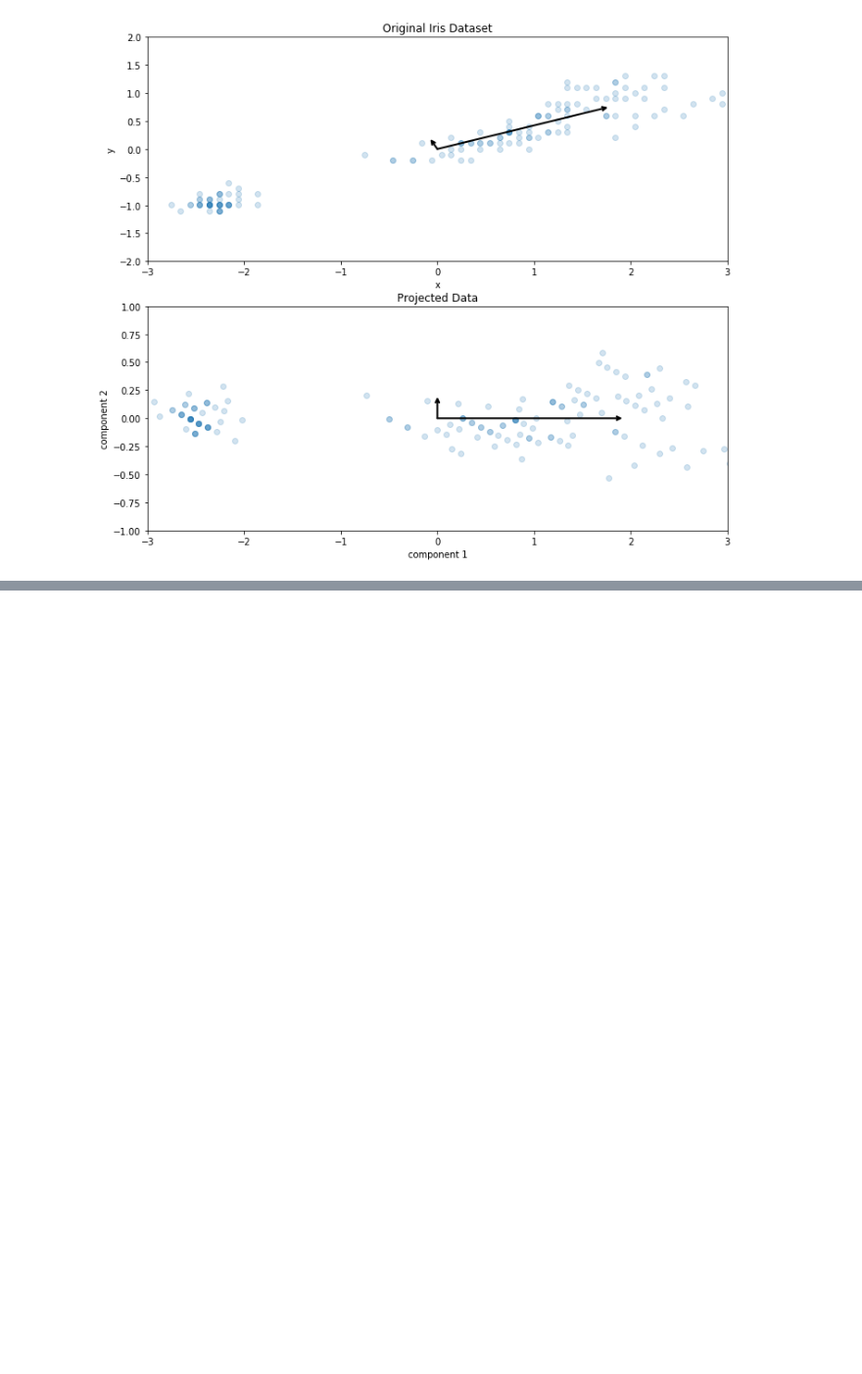
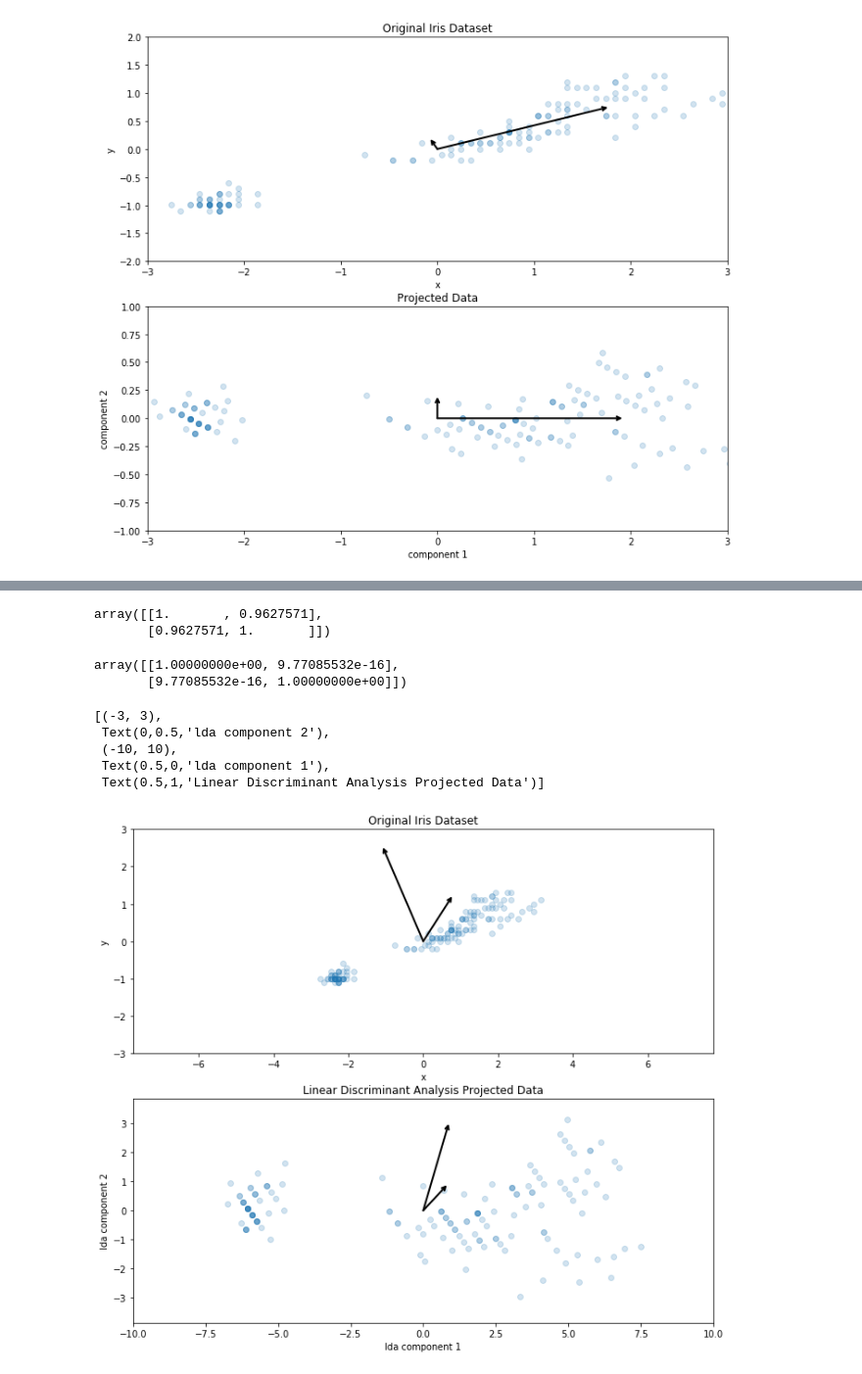
Before and after one commit to yungshun317/feature-transformation, a Jupyter notebook: the_iris_dataset.ipynb, the cells around one changed output, grey strips where cells are left out. Shown at 98% size. Saved outputs shown, nothing was run; the diff lists cells and outputs as text; code cells hidden in the pictures; blank space fills up the shorter version.

```diff
--- a/the_iris_dataset.ipynb
+++ b/the_iris_dataset.ipynb
@@ -445,0 +599,3 @@ ax[1].set(xlabel='component 1', ylabel='component 2',
+# %%
+# Fit our LDA to our truncated iris dataset
+iris_2_dim_transformed_lda = lda.fit_transform(iris_2_dim, iris_y)
@@ -445,0 +611,8 @@ ax[1].set(xlabel='component 1', ylabel='component 2',
+# %%
+# Different notation
+components = lda.scalings_.T
+# Transpose to get same usage as PCA. I want the rows to be our components
+print(components)
+
+# Same as transform method
+np.dot(iris_2_dim, components.T)[:5,]
@@ -445,0 +627,55 @@ ax[1].set(xlabel='component 1', ylabel='component 2',
+# %%
+# Original features are highly correlated
+np.corrcoef(iris_2_dim.T)
+# %% [output]
+array([[1.       , 0.9627571],
+       [0.9627571, 1.       ]])
+# %%
+# New LDA features are highly uncorrelated, like in PCA
+np.corrcoef(iris_2_dim_transformed_lda.T)
+# %% [output]
+array([[1.00000000e+00, 9.77085532e-16],
+       [9.77085532e-16, 1.00000000e+00]])
+# %%
+# This code is graphing both the original iris data and the projected version of it using LDA.
+# Moreover, on each graph, the scalings of the LDA are graphed as vectors on the data themselves
+# The longer of the arrows is meant to describe the first scaling vector and
+# the shorter of the arrows describes the second scaling vector
+def draw_vector(v0, v1, ax):
+    arrowprops=dict(arrowstyle='->',
+                    linewidth=2,
+                    shrinkA=0, shrinkB=0)
+    ax.annotate('', v1, v0, arrowprops=arrowprops)
+
+fig, ax = plt.subplots(2, 1, figsize=(10, 10))
+fig.subplots_adjust(left=0.0625, right=0.95, wspace=0.1)
+
+# plot data
+ax[0].scatter(iris_2_dim[:, 0], iris_2_dim[:, 1], alpha=0.2)
+for length, vector in zip(lda.explained_variance_ratio_, components):
+    v = vector * .5
+    draw_vector(lda.xbar_, lda.xbar_ + v, ax=ax[0])
+    # lda.xbar_ is equivalent to pca.mean_
+ax[0].axis('equal')
+ax[0].set(xlabel='x', ylabel='y', title='Original Iris Dataset',
+         xlim=(-3, 3), ylim=(-3, 3))
+
+ax[1].scatter(iris_2_dim_transformed_lda[:, 0], iris_2_dim_transformed_lda[:, 1], alpha=0.2)
+for length, vector in zip(lda.explained_variance_ratio_, components):
+    transformed_component = lda.transform([vector])[0]
+    v = transformed_component * .1
+    draw_vector(iris_2_dim_transformed_lda.mean(axis=0), iris_2_dim_transformed_lda.mean(axis=0) + v, ax=ax[1])
+ax[1].axis('equal')
+ax[1].set(xlabel='lda component 1', ylabel='lda component 2',
+          title='Linear Discriminant Analysis Projected Data',
+          xlim=(-10, 10), ylim=(-3, 3))
+# The scalings_ attribute LDA does not correlate 1:1 to the new coordinate system as it did in PCA. This is because
+# the goal scalings_ is not to create a new coordinate system, but just to point in the direction of boundaries in
+# the data that optimizes for class separability.
+# %% [output]
+[(-3, 3),
+ Text(0,0.5,'lda component 2'),
+ (-10, 10),
+ Text(0.5,0,'lda component 1'),
+ Text(0.5,1,'Linear Discriminant Analysis Projected Data')]
+[figure, added]
```
Also changed, not shown: parts of 24 cells of this notebook.
